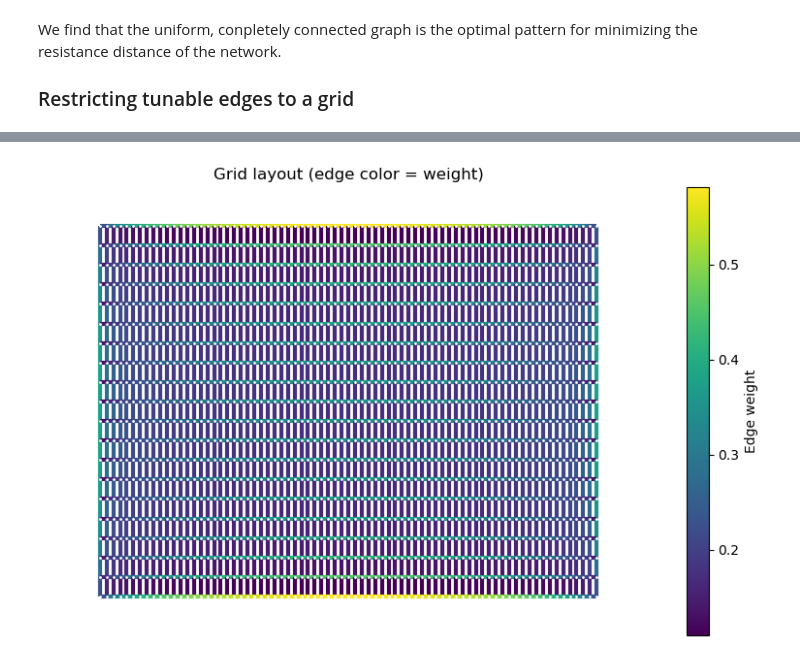
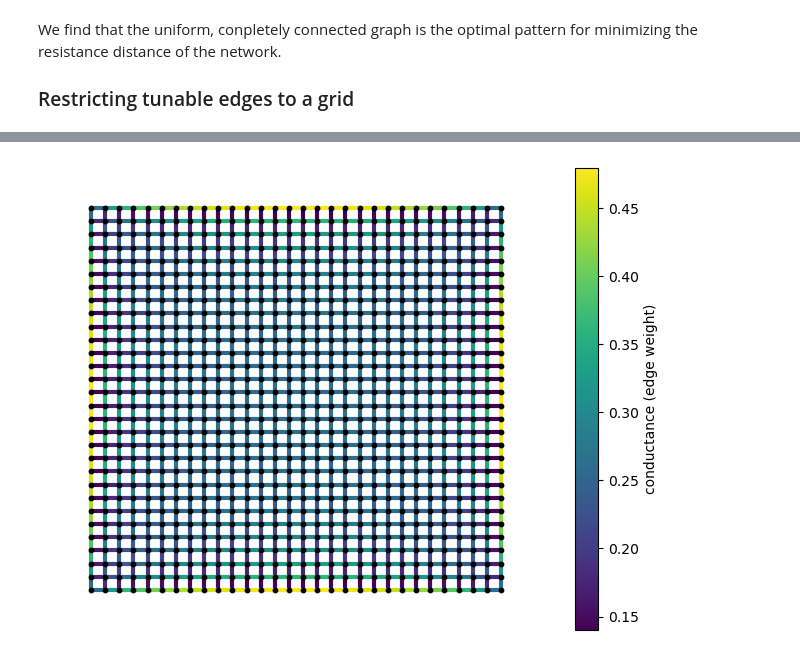
Before and after one commit to mikaberidze/gradnet, a Jupyter notebook: examples/3_resistance_distance.ipynb, the cells around one changed output, grey strips where cells are left out. Drawn from its saved outputs; the diff is of its cells as text; code cells hidden in the pictures.

```diff
--- a/examples/3_resistance_distance.ipynb
+++ b/examples/3_resistance_distance.ipynb
@@ -111,33 +92,28 @@ HPU available: False, using: 0 HPUs
 `Trainer.fit` stopped: `max_epochs=100` reached.
 # %%
-net_grid = to_networkx(gn_grid)
-edge_weights = np.array(list(nx.get_edge_attributes(net_grid, 'weight').values()))
-pos = {r * cols + c: (c, -r) for r in range(rows) for c in range(cols)}
+from gradnet.utils import to_networkx
 
-# Create figure and axis
-fig, ax = plt.subplots(figsize=(10, 6))
 
-# Draw graph on the same axis
-edges = nx.draw_networkx_edges(
-    net_grid, pos=pos, ax=ax,
-    edge_color=edge_weights, edge_cmap=plt.cm.viridis, width=3
-)
-nx.draw_networkx_nodes(
-    net_grid, pos=pos, ax=ax,
-    nodelist=sorted(net_grid.nodes()), node_color="white", node_size=1
-)
+net = to_networkx(gn_grid)
 
-ax.set(title="Grid layout (edge color = weight)")
-ax.set_axis_off()
+def draw_grid_graph(net):
+    """Draw a grid graph with edges colored by their weights."""
+    edge_weights = np.array(list(nx.get_edge_attributes(net, 'weight').values()))
+    pos = {r * cols + c: (c, -r) for r in range(rows) for c in range(cols)}
 
-# Add colorbar linked to edges
-sm = plt.cm.ScalarMappable(
-    cmap=plt.cm.viridis,
-    norm=plt.Normalize(vmin=edge_weights.min(), vmax=edge_weights.max())
-)
-sm.set_array([])
-fig.colorbar(sm, ax=ax, label="Edge weight")
+    fig, ax = plt.subplots(figsize=(8, 6))  # Create figure and axis
 
+    # Draw graph on the same axis
+    nx.draw_networkx_edges(net, pos=pos, ax=ax, edge_color=edge_weights, edge_cmap=plt.cm.viridis, width=3)
+    nx.draw_networkx_nodes(net, pos=pos, ax=ax, nodelist=sorted(net.nodes()), node_color="k", node_size=10)
+    ax.set_axis_off()
+
+    # Add colorbar linked to edges
+    sm = plt.cm.ScalarMappable(cmap=plt.cm.viridis)
+    sm.set_array(edge_weights)
+    fig.colorbar(sm, ax=ax, label="conductance (edge weight)")
+
+draw_grid_graph(net)
 plt.show()
 # %% [output]
-[figure, old version]
+[figure, new version]
```
Also changed, not shown: parts of 4 cells of this notebook, 11 other files.
